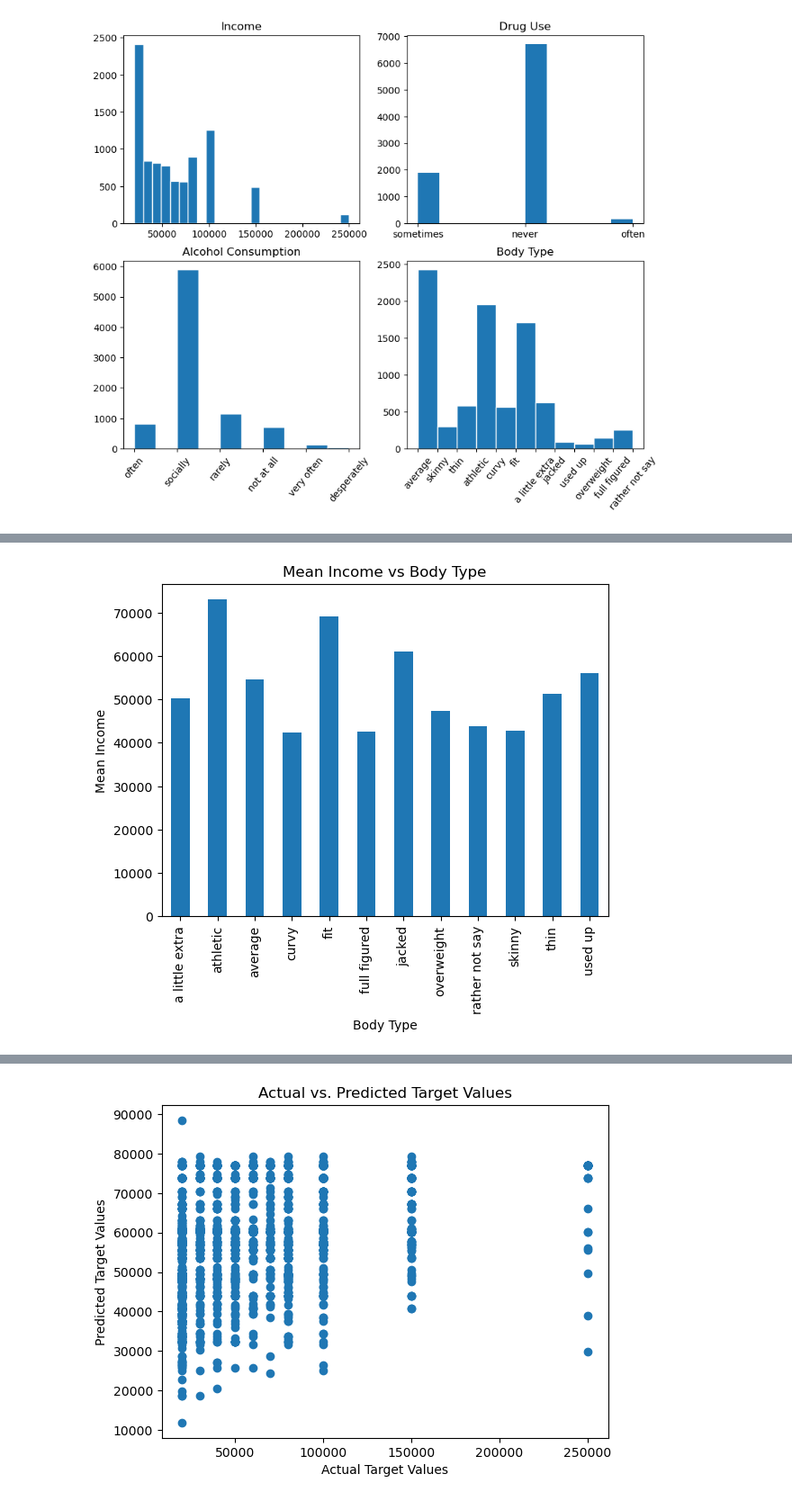
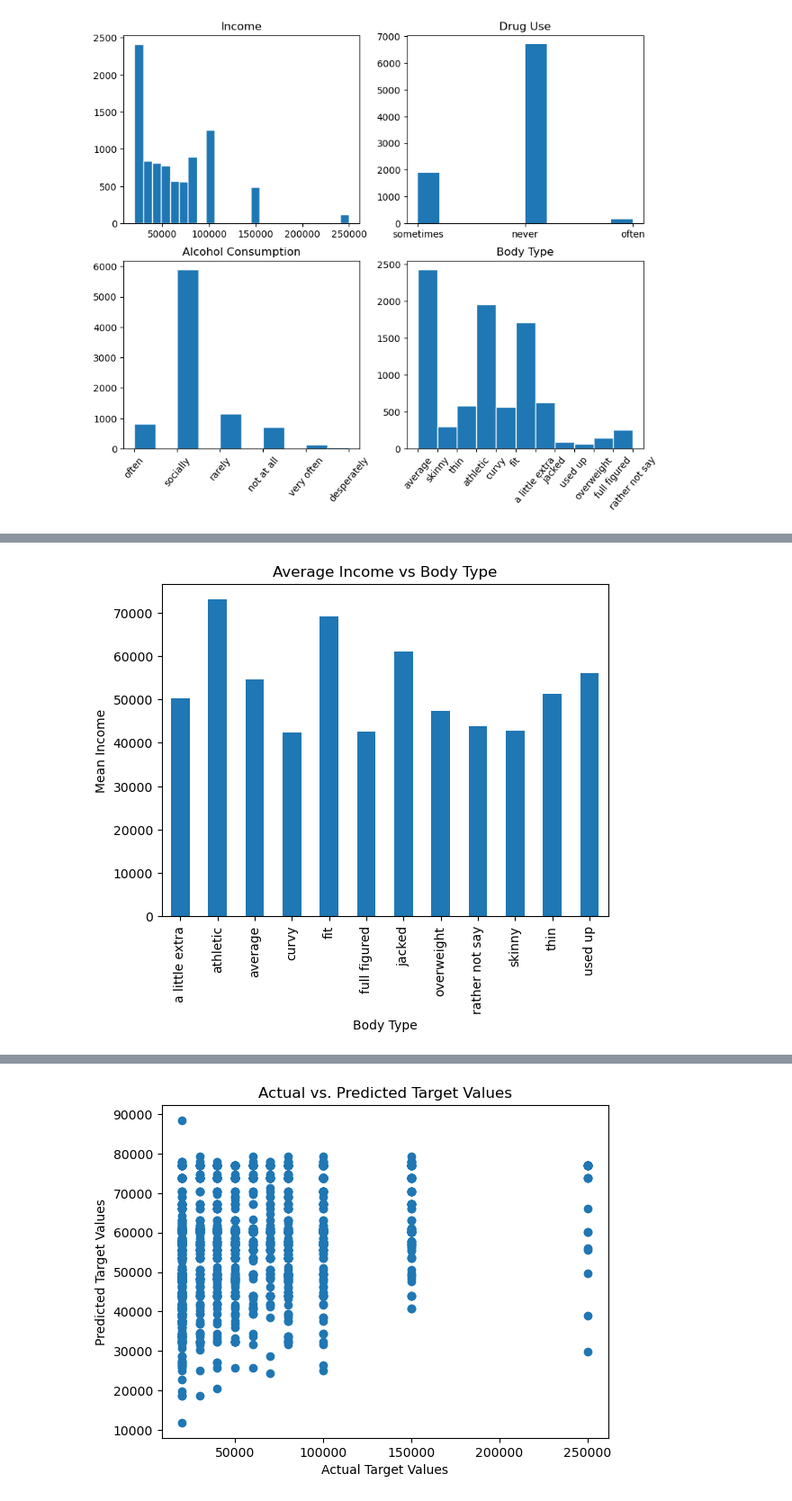
Before and after one commit to tsheppel/OKCupid_project, a Jupyter notebook: date-a-scientist.ipynb, the cells around one changed output, grey strips where cells are left out. Shown at 90% size. Saved outputs shown, nothing was run; the diff lists cells and outputs as text; code cells hidden in the pictures.

```diff
--- a/date-a-scientist.ipynb
+++ b/date-a-scientist.ipynb
@@ -168,9 +189,9 @@ plt.show()
 # %%
 mean_y_per_cat = df.groupby('body_type')['valid_income'].mean()
 mean_y_per_cat.plot(kind='bar')
 plt.xlabel('Body Type')
 plt.ylabel('Mean Income')
-plt.title('Mean Income vs Body Type')
+plt.title('Average Income vs Body Type')
 plt.show()
 # %% [output]
-[figure, old version]
+[figure, new version]
```
Also changed, not shown: parts of 19 cells of this notebook.
